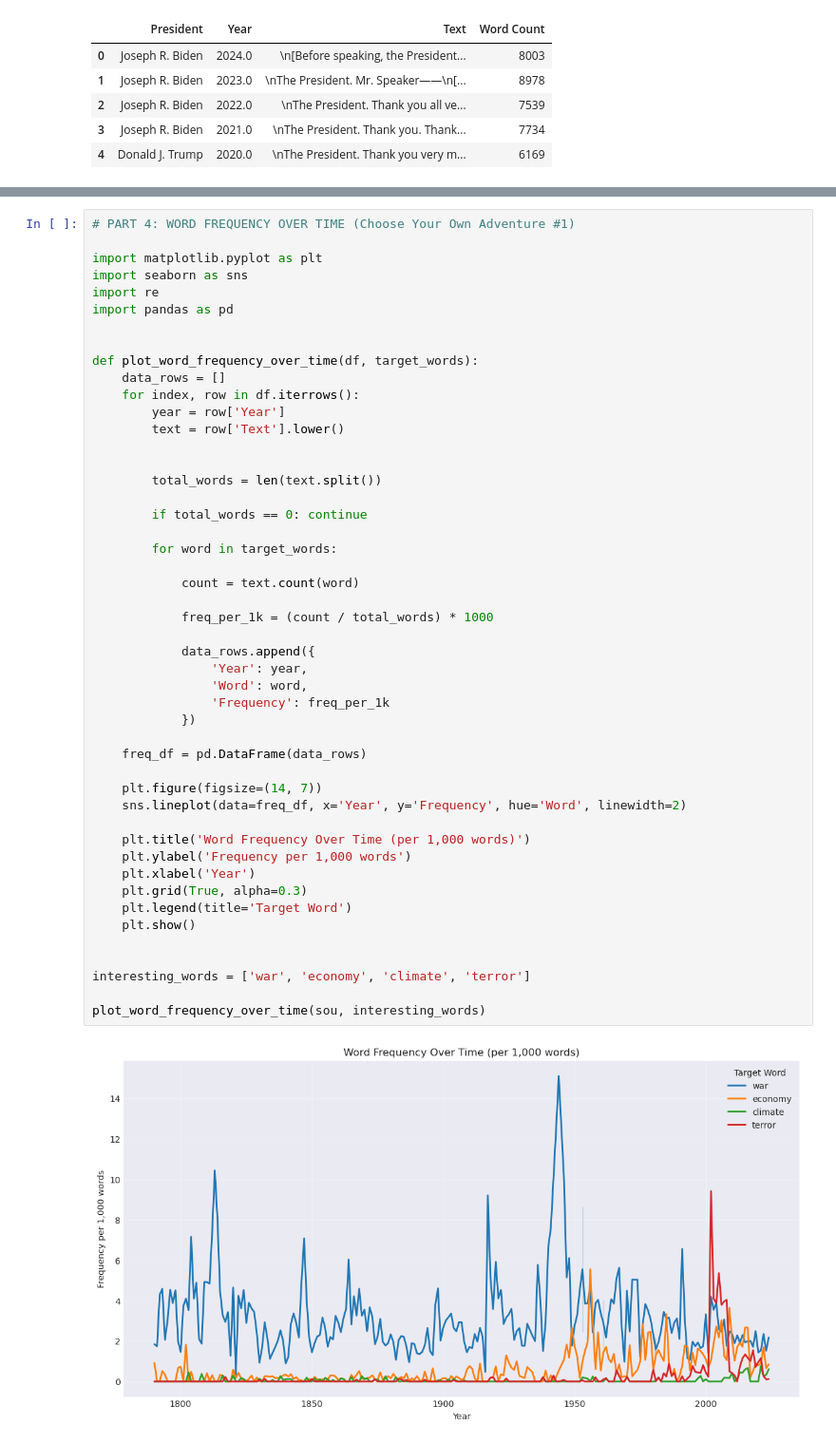
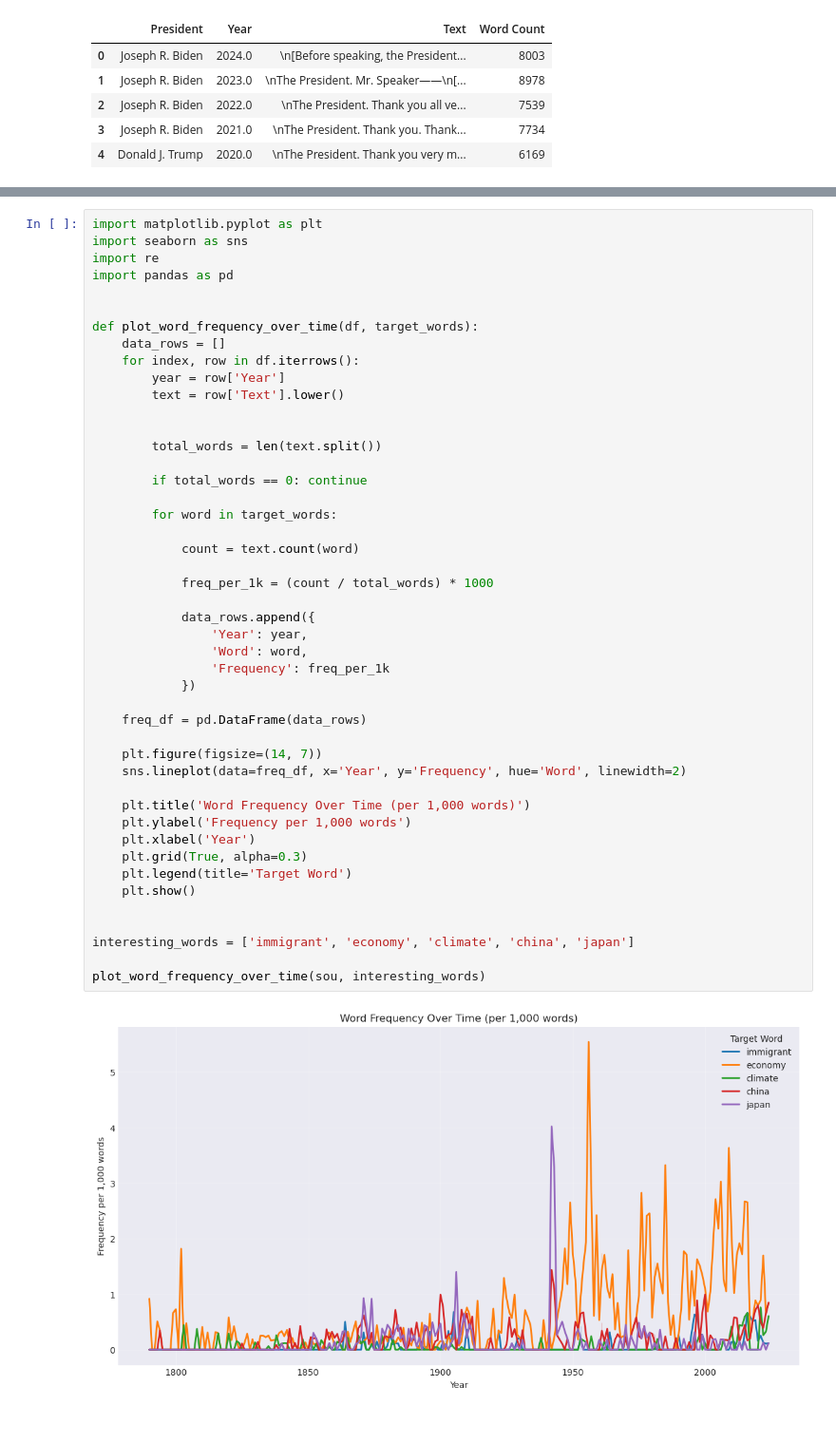
Before and after one commit to UCB-stat-159-f25/proj02-group22, a Jupyter notebook: nlp-P04.ipynb, the cells around one changed output, grey strips where cells are left out. Shown at 95% size. Cells and saved outputs as stored; diff of their text form.

```diff
--- a/nlp-P04.ipynb
+++ b/nlp-P04.ipynb
@@ -109,6 +33,4 @@ We found the average word count per president and created a bar plot. Each bar r
 # %%
-# PART 4: WORD FREQUENCY OVER TIME (Choose Your Own Adventure #1)
-
 import matplotlib.pyplot as plt
 import seaborn as sns
 import re
@@ -127,32 +49,32 @@ def plot_word_frequency_over_time(df, target_words):
         if total_words == 0: continue
 
         for word in target_words:
 
             count = text.count(word)
 
             freq_per_1k = (count / total_words) * 1000
 
             data_rows.append({
                 'Year': year,
                 'Word': word,
                 'Frequency': freq_per_1k
             })
 
     freq_df = pd.DataFrame(data_rows)
 
     plt.figure(figsize=(14, 7))
     sns.lineplot(data=freq_df, x='Year', y='Frequency', hue='Word', linewidth=2)
 
     plt.title('Word Frequency Over Time (per 1,000 words)')
     plt.ylabel('Frequency per 1,000 words')
     plt.xlabel('Year')
     plt.grid(True, alpha=0.3)
     plt.legend(title='Target Word')
     plt.show()
 
 
-interesting_words = ['war', 'economy', 'climate', 'terror']
+interesting_words = ['immigrant', 'economy', 'climate', 'china', 'japan']
 
 plot_word_frequency_over_time(sou, interesting_words)
 # %% [output]
-[figure, old version]
+[figure, new version]
```
Also changed, not shown: parts of 19 cells of this notebook.
